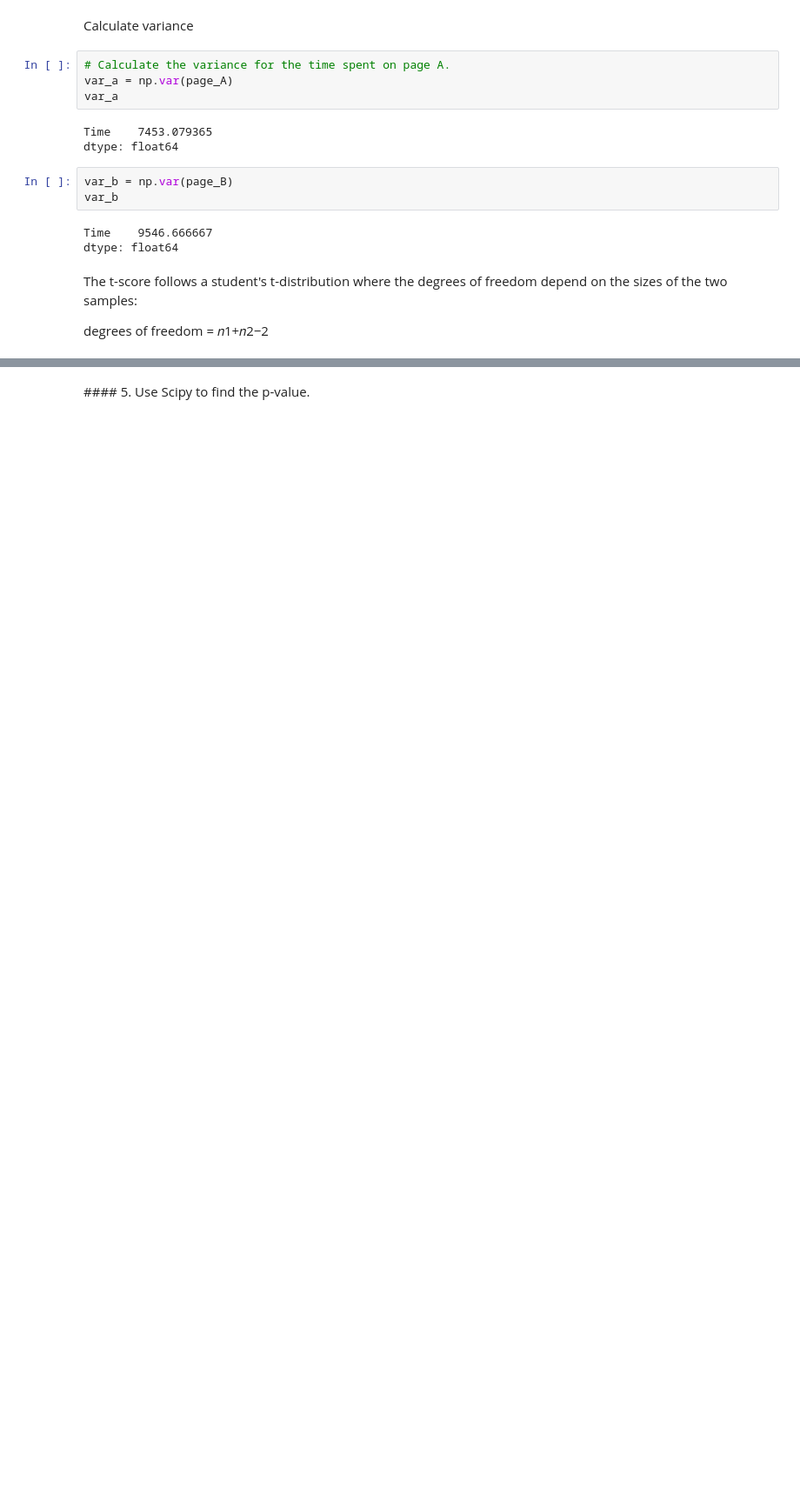
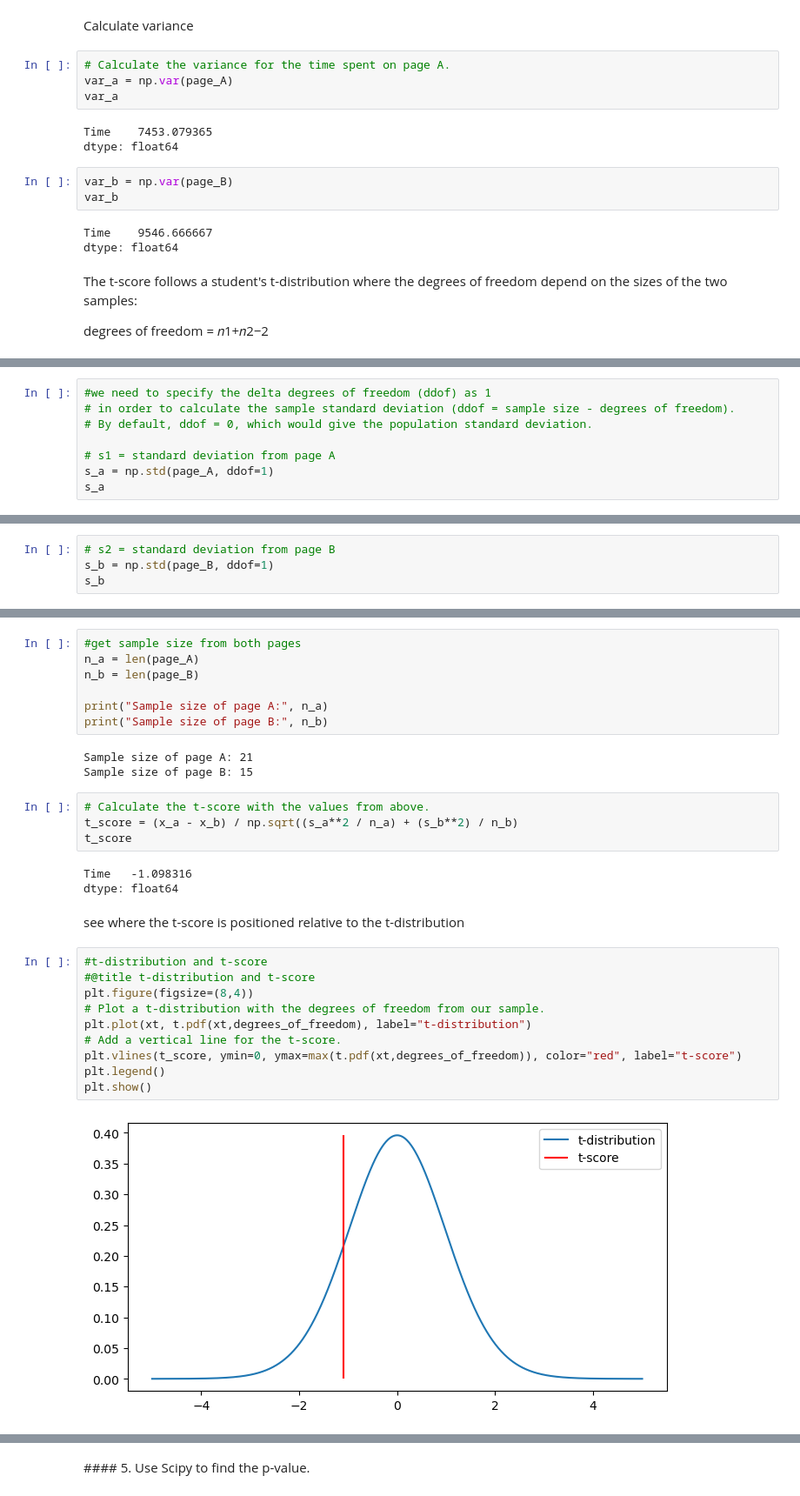
Before and after one commit to Joldon/AB-hypothesis_testing, a Jupyter notebook: 4_1__2_sample_t_test_code_along_9steps.ipynb, the cells around one changed output, grey strips where cells are left out. Shown: that part at 87% size. Saved outputs shown, nothing was run; the diff lists cells and outputs as text; blank space fills up the shorter version.

```diff
--- a/4_1__2_sample_t_test_code_along_9steps.ipynb
+++ b/4_1__2_sample_t_test_code_along_9steps.ipynb
@@ -551,0 +595,8 @@ degrees of freedom =  𝑛1+𝑛2−2
+# %%
+#we need to specify the delta degrees of freedom (ddof) as 1
+# in order to calculate the sample standard deviation (ddof = sample size - degrees of freedom).
+# By default, ddof = 0, which would give the population standard deviation.
+
+# s1 = standard deviation from page A
+s_a = np.std(page_A, ddof=1)
+s_a
@@ -551,0 +606,4 @@ degrees of freedom =  𝑛1+𝑛2−2
+# %%
+# s2 = standard deviation from page B
+s_b = np.std(page_B, ddof=1)
+s_b
@@ -551,0 +613,31 @@ degrees of freedom =  𝑛1+𝑛2−2
+# %%
+#get sample size from both pages
+n_a = len(page_A)
+n_b = len(page_B)
+
+print("Sample size of page A:", n_a)
+print("Sample size of page B:", n_b)
+# %% [output]
+Sample size of page A: 21
+Sample size of page B: 15
+# %%
+# Calculate the t-score with the values from above.
+t_score = (x_a - x_b) / np.sqrt((s_a**2 / n_a) + (s_b**2) / n_b)
+t_score
+# %% [output]
+Time   -1.098316
+dtype: float64
+# %% [markdown]
+see where the t-score is positioned relative to the t-distribution
+# %%
+#t-distribution and t-score
+#@title t-distribution and t-score
+plt.figure(figsize=(8,4))
+# Plot a t-distribution with the degrees of freedom from our sample.
+plt.plot(xt, t.pdf(xt,degrees_of_freedom), label="t-distribution")
+# Add a vertical line for the t-score.
+plt.vlines(t_score, ymin=0, ymax=max(t.pdf(xt,degrees_of_freedom)), color="red", label="t-score")
+plt.legend()
+plt.show()
+# %% [output]
+[figure, added]
```
Also changed, not shown: parts of 23 cells of this notebook.
